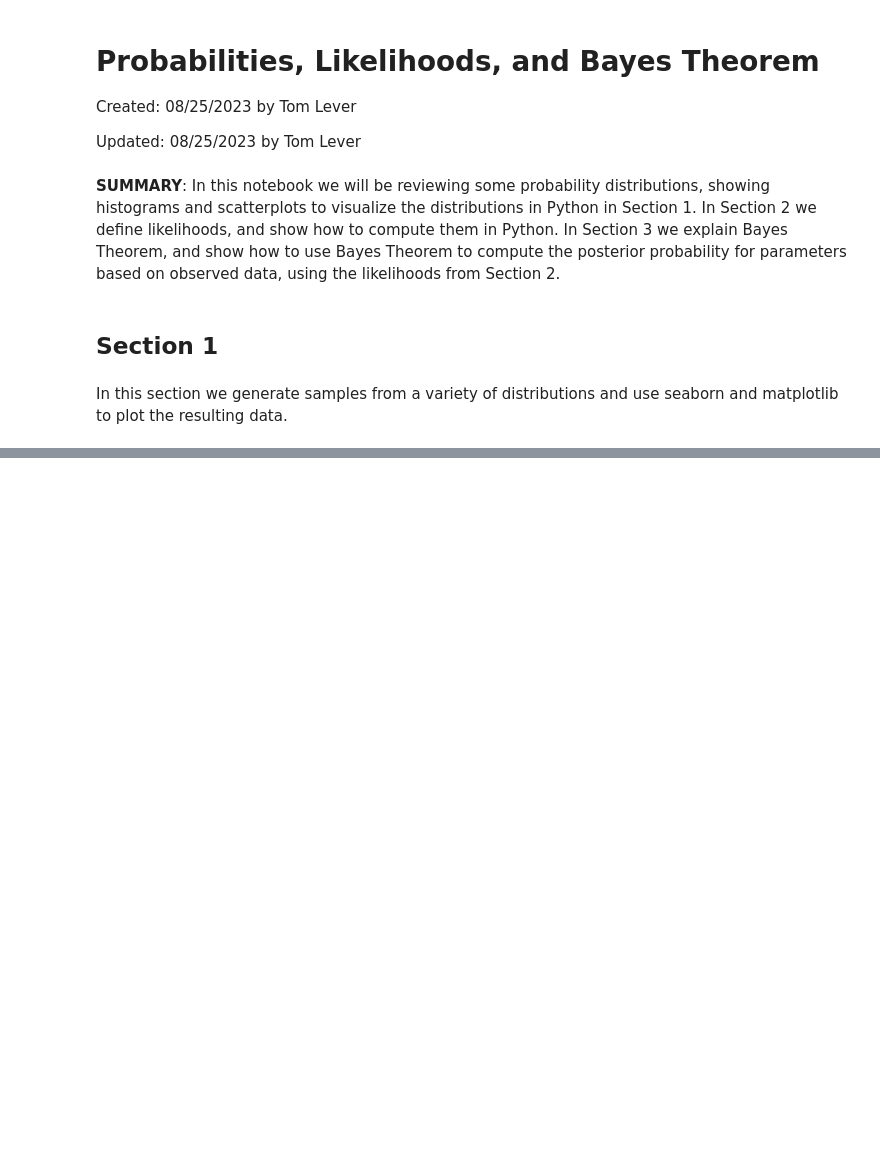
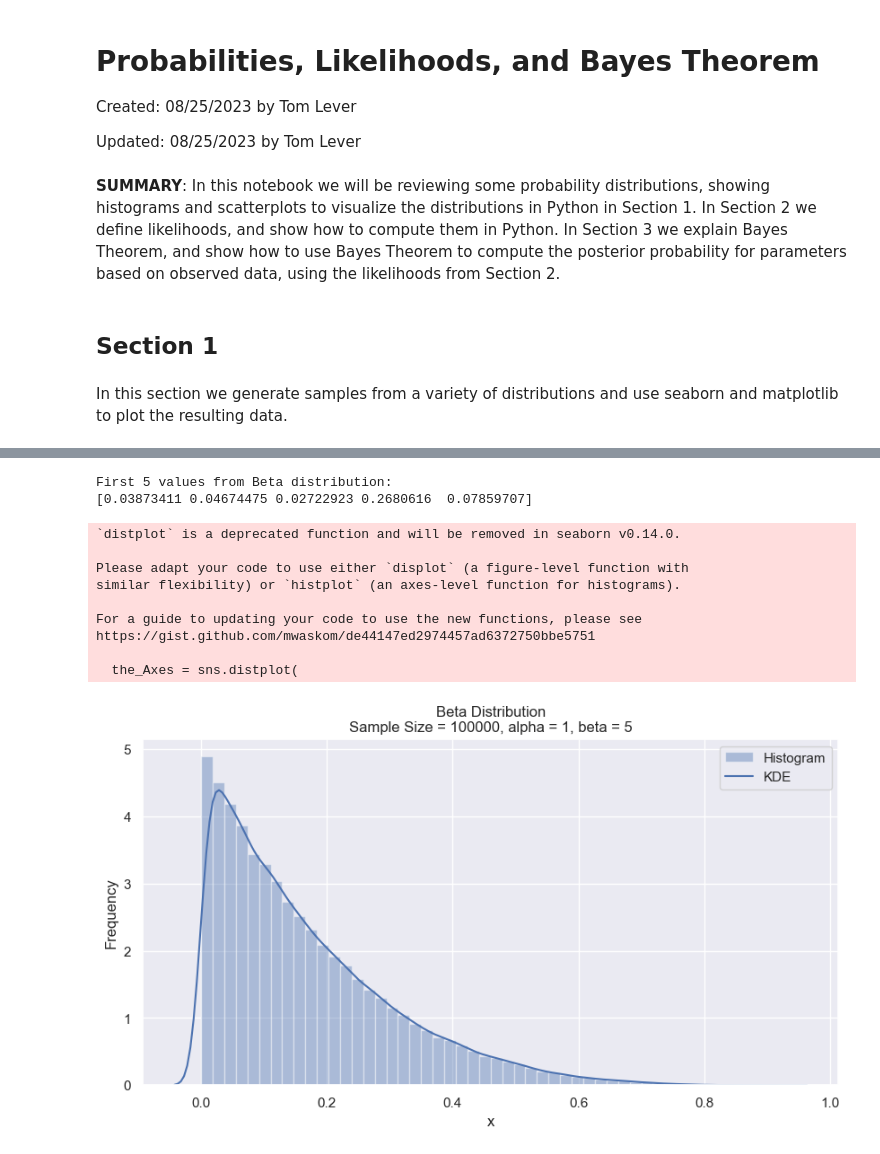
Before and after one commit to tslever/Tom_Levers_Public_Git_Repository, a Jupyter notebook: UVA/5--Bayesian_Machine_Learning/Probabilities_Likelihoods_And_Bayes_Theorem.ipynb, the cells around one changed output, grey strips where cells are left out. Cells and saved outputs as stored; diff of their text form; code cells hidden in the pictures; blank space fills up the shorter version.

Commit message:
Added plot of beta distribution to Probability_Distributions.pptm

```diff
--- a/UVA/5--Bayesian_Machine_Learning/Probabilities_Likelihoods_And_Bayes_Theorem.ipynb
+++ b/UVA/5--Bayesian_Machine_Learning/Probabilities_Likelihoods_And_Bayes_Theorem.ipynb
@@ -225,0 +226,45 @@ First 5 values from Poisson distribution:
+# %%
+from scipy.stats import beta
+sample_size = 100000
+alpha = 1
+parameter_beta = 5
+array_of_Beta_distributed_numbers = beta.rvs(
+    size = sample_size,
+    a = alpha,
+    b = parameter_beta
+)
+print("First 5 values from Beta distribution:")
+print(array_of_Beta_distributed_numbers[0:5])
+import seaborn as sns
+sns.set(color_codes = True)
+sns.set(rc = {'figure.figsize': (10, 5)})
+the_Axes = sns.distplot(
+    a = array_of_Beta_distributed_numbers,
+    kde_kws = {"label": "KDE"},
+    hist_kws = {"label": "Histogram"}
+)
+the_Axes.set(
+    xlabel = "x",
+    ylabel = "Frequency",
+    title = (
+        "Beta Distribution"
+        + f"\nSample Size = {sample_size}, alpha = {alpha}, beta = {parameter_beta}"
+    )
+)
+import matplotlib.pyplot as plt
+plt.legend()
+plt.savefig("Beta_Distribution.png")
+plt.show()
+# %% [output]
+First 5 values from Beta distribution:
+[0.03873411 0.04674475 0.02722923 0.2680616  0.07859707]
+`distplot` is a deprecated function and will be removed in seaborn v0.14.0.
+
+Please adapt your code to use either `displot` (a figure-level function with
+similar flexibility) or `histplot` (an axes-level function for histograms).
+
+For a guide to updating your code to use the new functions, please see
+https://gist.github.com/mwaskom/de44147ed2974457ad6372750bbe5751
+
+  the_Axes = sns.distplot(
+[figure, added]
```
Also changed, not shown: parts of 6 cells of this notebook, 7 other files.
